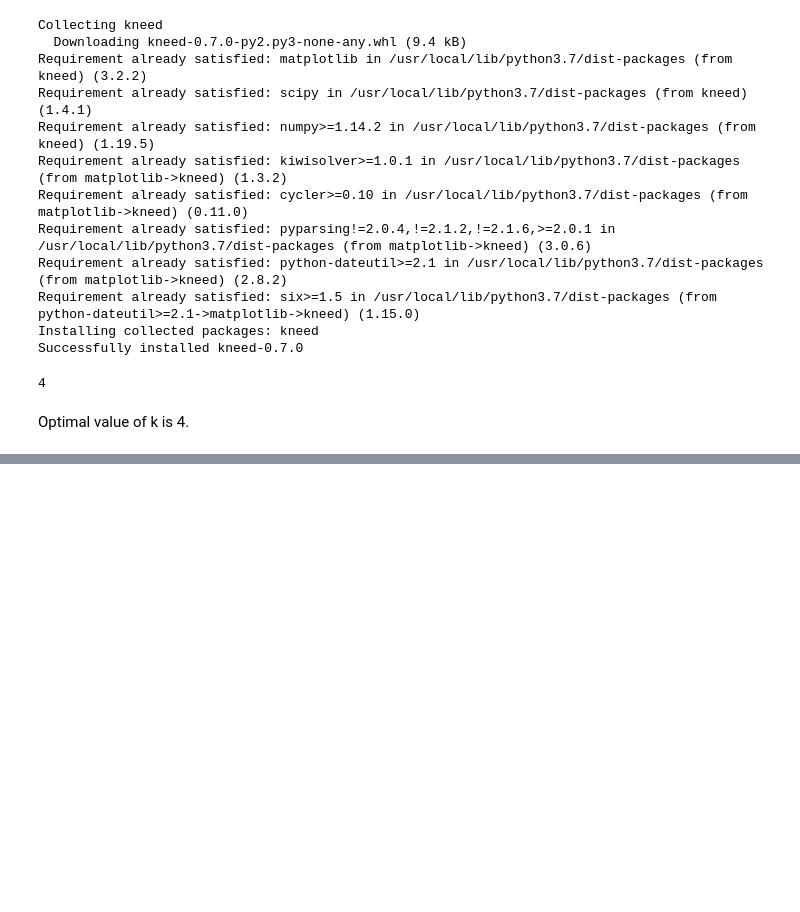
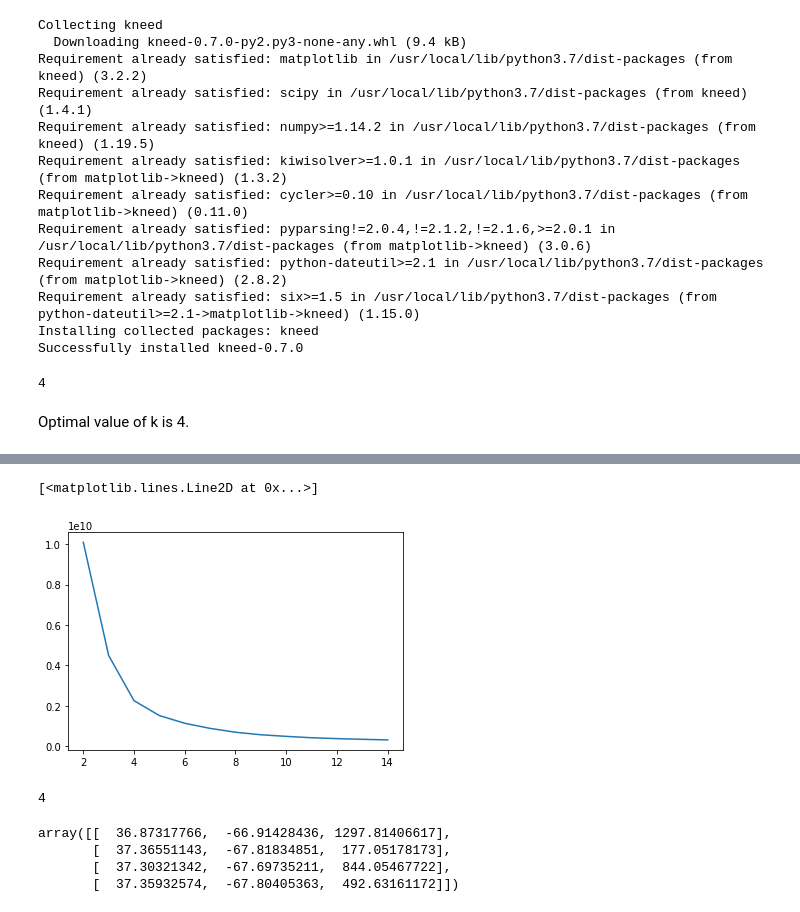
Before and after one commit to sudheendrakatikar/cmpe255-project, a Jupyter notebook: maincode.ipynb, the cells around one changed output, grey strips where cells are left out. Cells and saved outputs as stored; diff of their text form; code cells hidden in the pictures; blank space fills up the shorter version.

```diff
--- a/maincode.ipynb
+++ b/maincode.ipynb
@@ -415,0 +441,28 @@ Optimal value of k is 4.
+# %%
+x=final_df.reset_index()[['LATITUDE','LONGITUDE','CRASH TIME']].values.tolist()
+# %%
+from sklearn.cluster import KMeans
+scores=[]
+n=15
+for i in range(2,n):
+  km=KMeans(n_clusters=i,random_state=0).fit(x)
+  pred=km.predict(x)
+  scores.append(-km.score(x))
+plt.plot([i for i in range(2,n)],scores)
+# %% [output]
+[<matplotlib.lines.Line2D at 0x...>]
+[figure, added]
+# %%
+from kneed import KneeLocator
+kl = KneeLocator(range(2, 15), scores, curve="convex", direction="decreasing")
+kl.elbow
+# %% [output]
+4
+# %%
+km=KMeans(n_clusters=4,random_state=0).fit(x)
+km.cluster_centers_
+# %% [output]
+array([[  36.87317766,  -66.91428436, 1297.81406617],
+       [  37.36551143,  -67.81834851,  177.05178173],
+       [  37.30321342,  -67.69735211,  844.05467722],
+       [  37.35932574,  -67.80405363,  492.63161172]])
```
Also changed, not shown: parts of 3 cells of this notebook.
